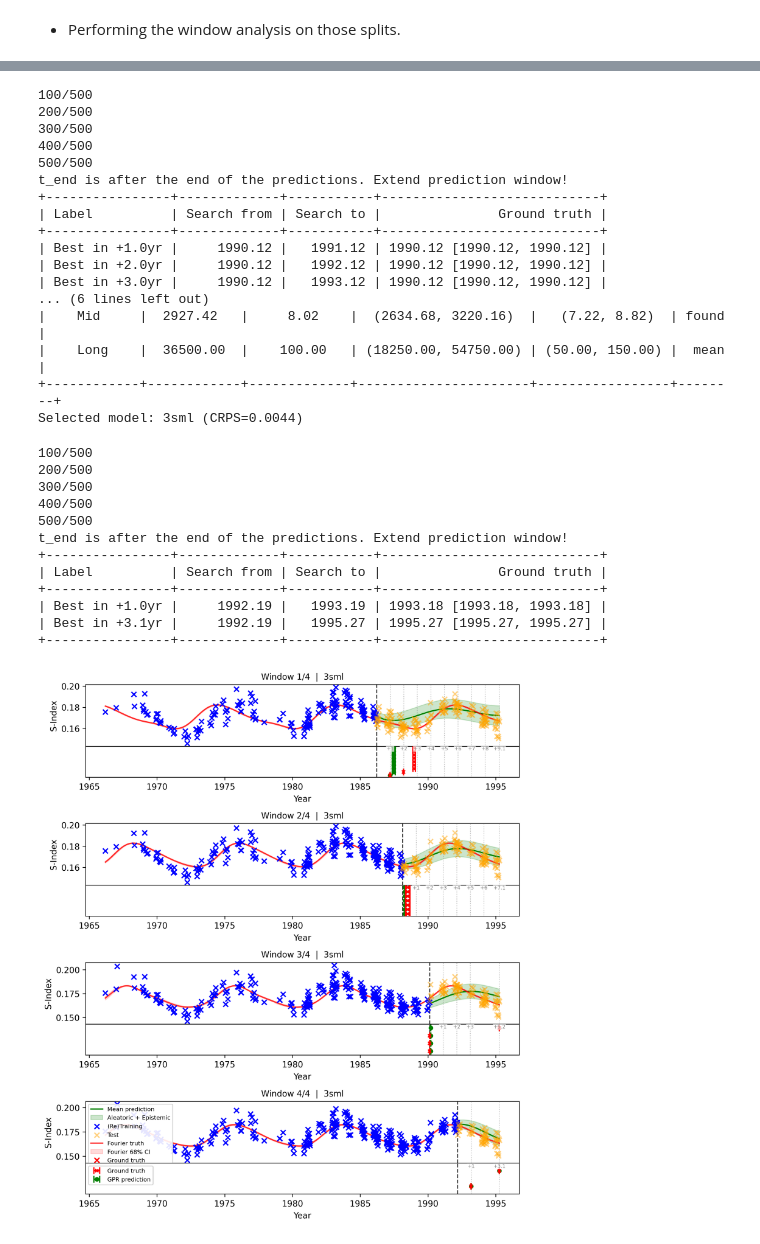
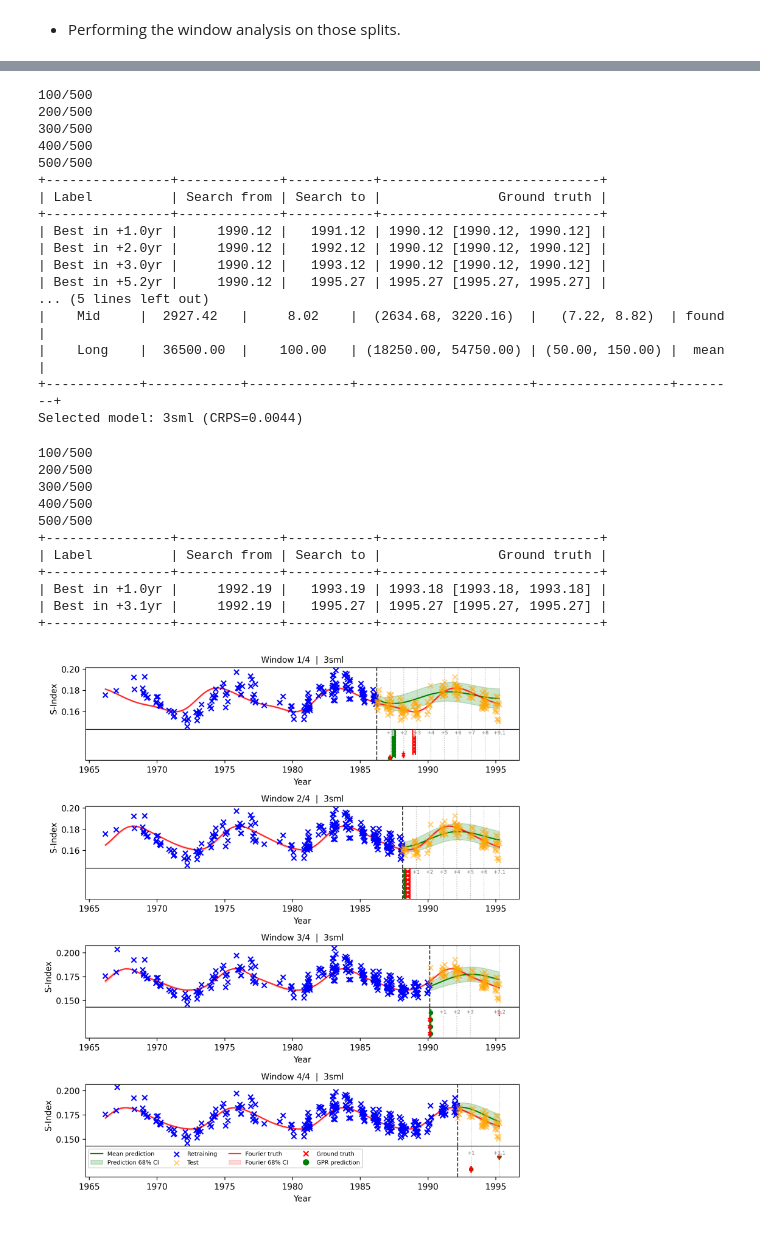
Before and after one commit to JoeyWee1/SolarCycleForecasting, a Jupyter notebook: Notebooks/GPR/GPR23b_Revised_Ground_Truth_Pipeline.ipynb, the cells around one changed output, grey strips where cells are left out. Drawn from its saved outputs; the diff is of its cells as text; code cells hidden in the pictures.

```diff
--- a/Notebooks/GPR/GPR23b_Revised_Ground_Truth_Pipeline.ipynb
+++ b/Notebooks/GPR/GPR23b_Revised_Ground_Truth_Pipeline.ipynb
@@ -556,10 +556,10 @@ for loop_i, (train_split, valid_split, test_split, test_window_lens, (ax, ax2))
     ax.fill_between(sampled_years[plot_mask],
                 mean_pred[plot_mask] - total_std[plot_mask],
                 mean_pred[plot_mask] + total_std[plot_mask],
-                color='green', alpha=0.2, label='Aleatoric + Epistemic', zorder=1)
+                color='green', alpha=0.2, label='Prediction 68% CI', zorder=1)
 
     # Main: Plot datasets
-    ax.scatter(retrain_df['year'], retrain_df['sind'], color='blue', label='(Re)Training', marker='x', zorder=4)
+    ax.scatter(retrain_df['year'], retrain_df['sind'], color='blue', label='Retraining', marker='x', zorder=4)
     ax.scatter(test_df['year'], test_df['sind'], color='orange', label='Test', marker='x', alpha=0.5, zorder=4)
 
     # Main: Fourier truth fit over full data span
@@ -602,7 +602,7 @@ for loop_i, (train_split, valid_split, test_split, test_window_lens, (ax, ax2))
                     label='GPR prediction' if i == 0 else '_nolegend_',
                     zorder=4)
 
-    ax2.set_ylim(0, n_windows)
+    ax2.set_ylim(-0.1, n_windows + 0.3)
     ax2.set_yticks([])
     ax2.set_xlabel("Year")
     if loop_i == n_splits - 1:
@@ -612,8 +612,7 @@ for loop_i, (train_split, valid_split, test_split, test_window_lens, (ax, ax2))
             mlines.Line2D([], [], color='green', marker='o', linestyle='none', markersize=6, markeredgewidth=1.5),
         ]
         _l += ['Ground truth', 'GPR prediction']
-        ax.legend(handles=_h, labels=_l, fontsize=7, framealpha=0.9)
-        ax2.legend(fontsize=7, framealpha=0.9)
+        ax2.legend(handles=_h, labels=_l, fontsize=7, framealpha=0.9, ncol=4)
     ax.tick_params(labelbottom=False)
     ax.set_ylabel("S-Index", fontsize=10)
     ax.set_title(f"Window {loop_i+1}/{n_splits}  |  {best_combo_name}", fontsize=10)
@@ -687,34 +686,33 @@ t_end is after the end of the predictions. Extend prediction window!
 |    Mid     |  2862.09   |     7.84    |  (2575.88, 3148.29)  |   (7.06, 8.63)  | found  |
 |    Long    |  36500.00  |    100.00   | (18250.00, 54750.00) | (50.00, 150.00) |  mean  |
 +------------+------------+-------------+----------------------+-----------------+--------+
 Selected model: 3sml (CRPS=0.0036)
 100/500
 200/500
 300/500
 400/500
 500/500
-t_end is after the end of the predictions. Extend prediction window!
 +----------------+-------------+-----------+----------------------------+
 | Label          | Search from | Search to |               Ground truth |
 +----------------+-------------+-----------+----------------------------+
 | Best in +1.0yr |     1990.12 |   1991.12 | 1990.12 [1990.12, 1990.12] |
 | Best in +2.0yr |     1990.12 |   1992.12 | 1990.12 [1990.12, 1990.12] |
 | Best in +3.0yr |     1990.12 |   1993.12 | 1990.12 [1990.12, 1990.12] |
-... (6 lines left out)
+| Best in +5.2yr |     1990.12 |   1995.27 | 1995.27 [1995.27, 1995.27] |
+... (5 lines left out)
 |    Mid     |  2927.42   |     8.02    |  (2634.68, 3220.16)  |   (7.22, 8.82)  | found  |
 |    Long    |  36500.00  |    100.00   | (18250.00, 54750.00) | (50.00, 150.00) |  mean  |
 +------------+------------+-------------+----------------------+-----------------+--------+
 Selected model: 3sml (CRPS=0.0044)
 100/500
 200/500
 300/500
 400/500
 500/500
-t_end is after the end of the predictions. Extend prediction window!
 +----------------+-------------+-----------+----------------------------+
 | Label          | Search from | Search to |               Ground truth |
 +----------------+-------------+-----------+----------------------------+
 | Best in +1.0yr |     1992.19 |   1993.19 | 1993.18 [1993.18, 1993.18] |
 | Best in +3.1yr |     1992.19 |   1995.27 | 1995.27 [1995.27, 1995.27] |
 +----------------+-------------+-----------+----------------------------+
-[figure, old version]
+[figure, new version]
```
Also changed, not shown: parts of 1 cell of this notebook, 3 other files.
